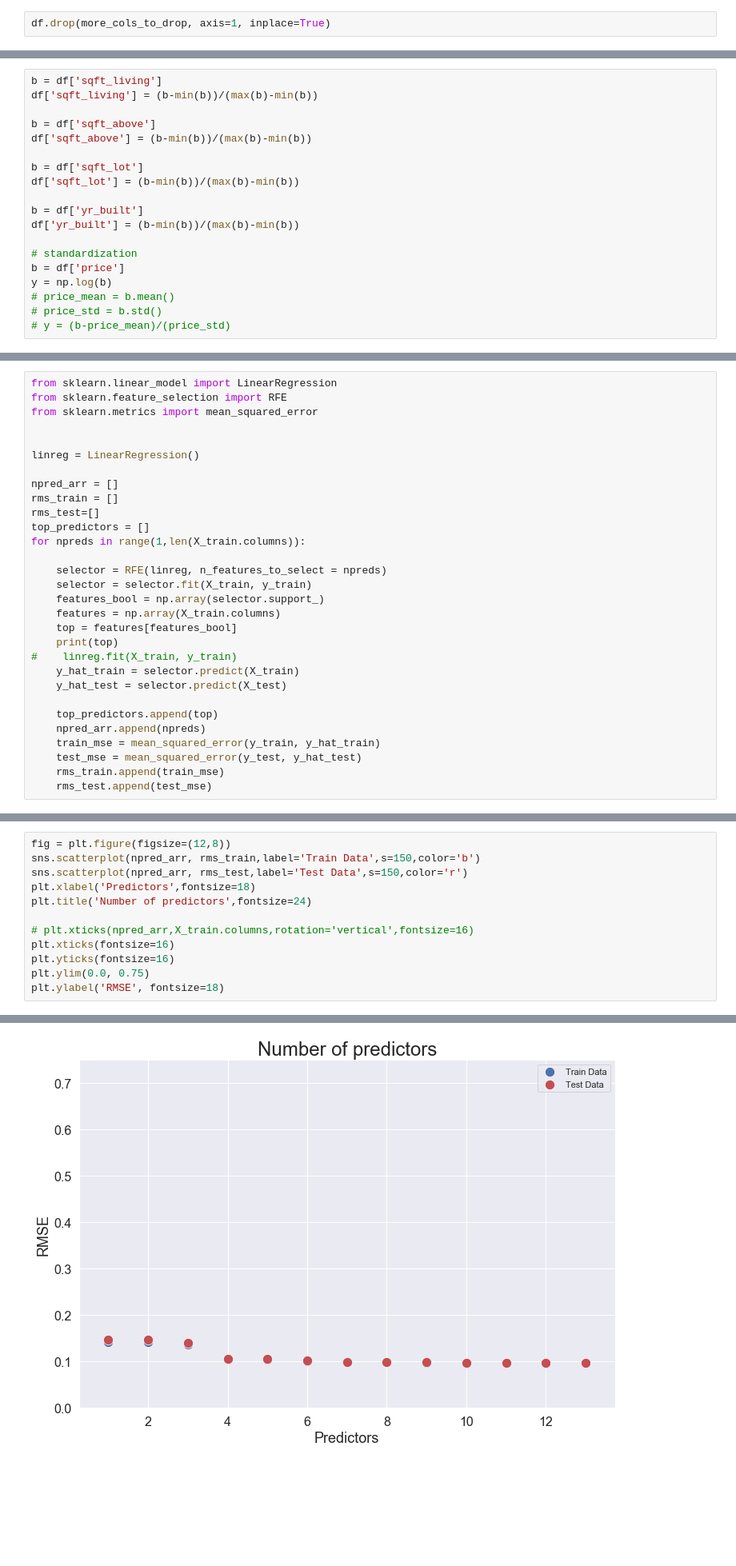
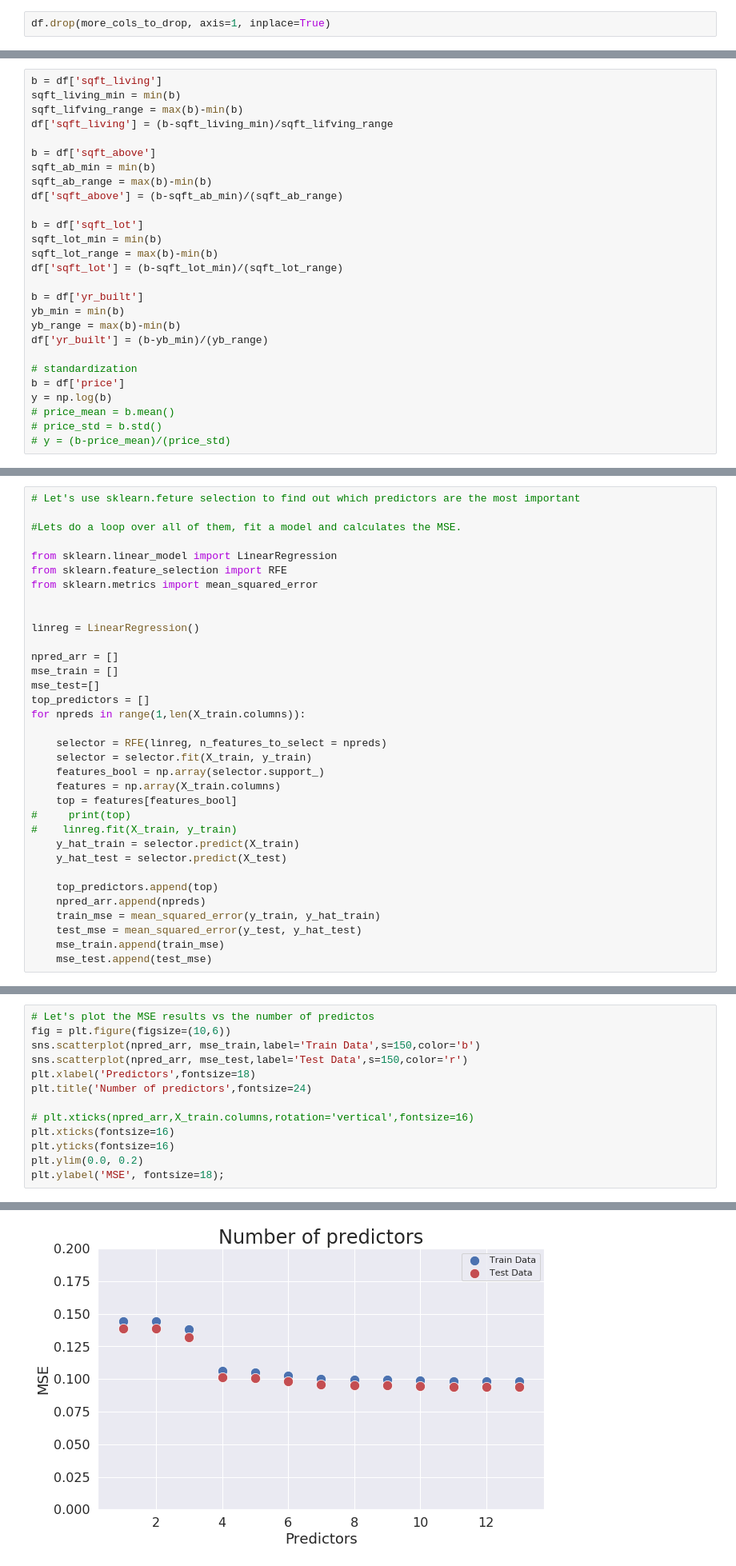
Before and after one commit to angelmanzur/LinearRegression_Proj1, a Jupyter notebook: King Sales - Team Awesome 2.ipynb, the cells around one changed output, grey strips where cells are left out. Shown at 80% size. Saved outputs shown, nothing was run; the diff lists cells and outputs as text; blank space fills up the shorter version.

```diff
--- a/King Sales - Team Awesome 2.ipynb
+++ b/King Sales - Team Awesome 2.ipynb
@@ -289,16 +297,24 @@ df.drop(more_cols_to_drop, axis=1, inplace=True)
 # Standardize the data
 # %%
 b = df['sqft_living']
-df['sqft_living'] = (b-min(b))/(max(b)-min(b))
+sqft_living_min = min(b)
+sqft_lifving_range = max(b)-min(b)
+df['sqft_living'] = (b-sqft_living_min)/sqft_lifving_range
 
 b = df['sqft_above']
-df['sqft_above'] = (b-min(b))/(max(b)-min(b))
+sqft_ab_min = min(b)
+sqft_ab_range = max(b)-min(b)
+df['sqft_above'] = (b-sqft_ab_min)/(sqft_ab_range)
 
 b = df['sqft_lot']
-df['sqft_lot'] = (b-min(b))/(max(b)-min(b))
+sqft_lot_min = min(b)
+sqft_lot_range = max(b)-min(b)
+df['sqft_lot'] = (b-sqft_lot_min)/(sqft_lot_range)
 
 b = df['yr_built']
-df['yr_built'] = (b-min(b))/(max(b)-min(b))
+yb_min = min(b)
+yb_range = max(b)-min(b)
+df['yr_built'] = (b-yb_min)/(yb_range)
 
 # standardization
 b = df['price']
@@ -317,6 +334,10 @@ print('Test length ',len(X_test), len(y_test))
 Train length  17276 17276
 Test length  4320 4320
 # %%
+# Let's use sklearn.feture selection to find out which predictors are the most important
+
+#Lets do a loop over all of them, fit a model and calculates the MSE.
+
 from sklearn.linear_model import LinearRegression
 from sklearn.feature_selection import RFE
 from sklearn.metrics import mean_squared_error
@@ -325,8 +346,8 @@ from sklearn.metrics import mean_squared_error
 linreg = LinearRegression()
 
 npred_arr = []
-rms_train = []
-rms_test=[]
+mse_train = []
+mse_test=[]
 top_predictors = []
 for npreds in range(1,len(X_train.columns)):
 
@@ -335,7 +356,7 @@ for npreds in range(1,len(X_train.columns)):
     features_bool = np.array(selector.support_)
     features = np.array(X_train.columns)
     top = features[features_bool]
-    print(top)
+#     print(top)
 #    linreg.fit(X_train, y_train)
     y_hat_train = selector.predict(X_train)
     y_hat_test = selector.predict(X_test)
@@ -344,5 +365,5 @@ for npreds in range(1,len(X_train.columns)):
     npred_arr.append(npreds)
     train_mse = mean_squared_error(y_train, y_hat_train)
     test_mse = mean_squared_error(y_test, y_hat_test)
-    rms_train.append(train_mse)
-    rms_test.append(test_mse)
+    mse_train.append(train_mse)
+    mse_test.append(test_mse)
@@ -367,13 +370,14 @@ for npreds in range(1,len(X_train.columns)):
 # %%
-fig = plt.figure(figsize=(12,8))
-sns.scatterplot(npred_arr, rms_train,label='Train Data',s=150,color='b')
-sns.scatterplot(npred_arr, rms_test,label='Test Data',s=150,color='r')
+# Let's plot the MSE results vs the number of predictos
+fig = plt.figure(figsize=(10,6))
+sns.scatterplot(npred_arr, mse_train,label='Train Data',s=150,color='b')
+sns.scatterplot(npred_arr, mse_test,label='Test Data',s=150,color='r')
 plt.xlabel('Predictors',fontsize=18)
 plt.title('Number of predictors',fontsize=24)
 
 # plt.xticks(npred_arr,X_train.columns,rotation='vertical',fontsize=16)
 plt.xticks(fontsize=16)
 plt.yticks(fontsize=16)
-plt.ylim(0.0, 0.75)
-plt.ylabel('RMSE', fontsize=18)
+plt.ylim(0.0, 0.2)
+plt.ylabel('MSE', fontsize=18);
 # %% [output]
@@ -381 +384 @@ Text(0, 0.5, 'RMSE')
-[figure, old version]
+[figure, new version]
```
Also changed, not shown: parts of 52 cells of this notebook.
